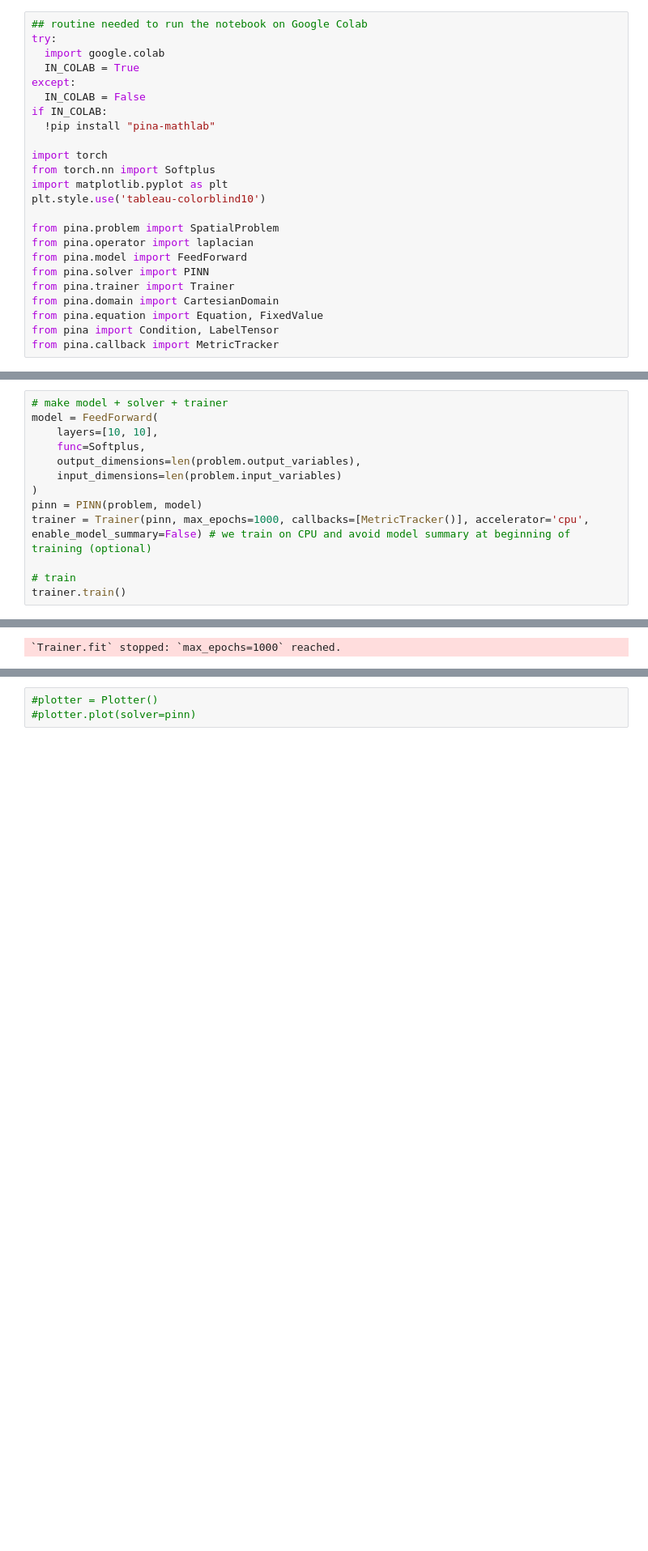
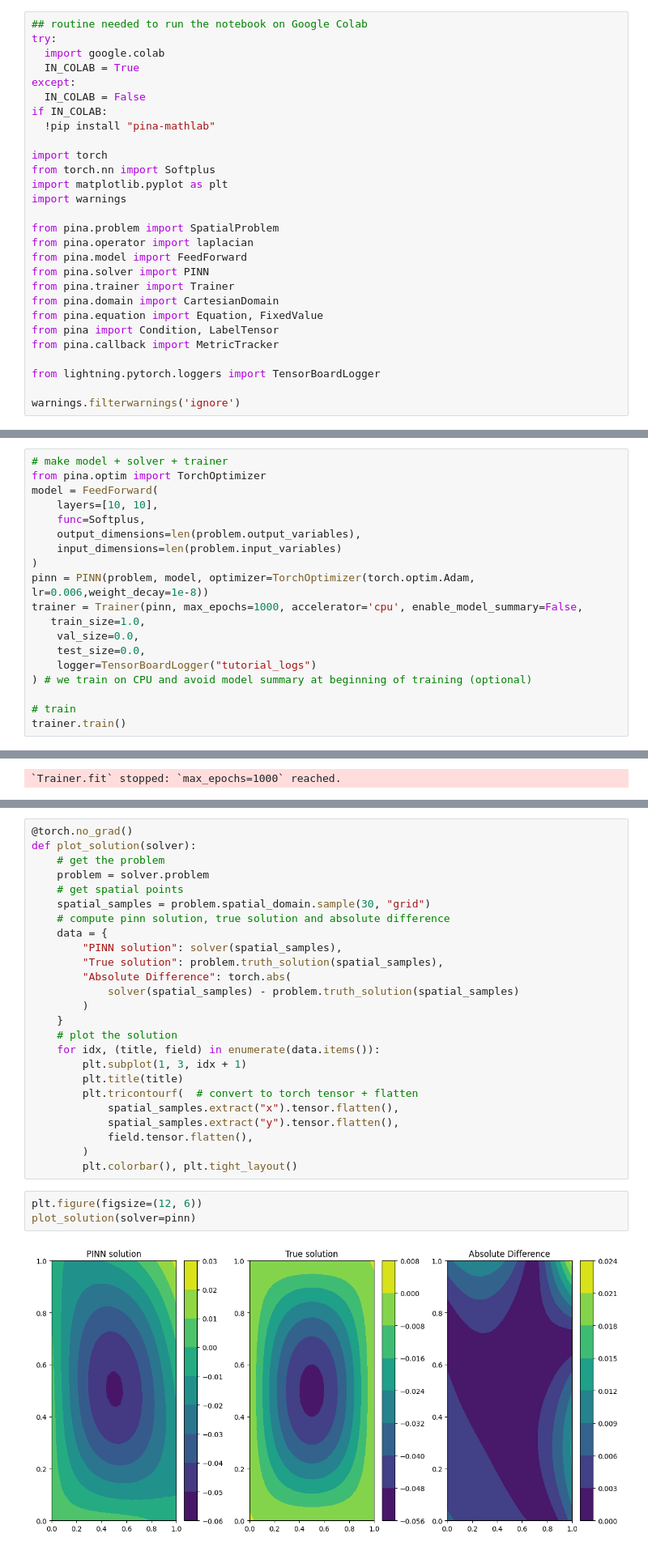
Before and after one commit to mathLab/PINA, a Jupyter notebook: tutorials/tutorial2/tutorial.ipynb, the cells around one changed output, grey strips where cells are left out. Shown: that part at 81% size. Cells and saved outputs as stored; diff of their text form; blank space fills up the shorter version.

Commit message:
Update tutorials 1 through 7

```diff
--- a/tutorials/tutorial2/tutorial.ipynb
+++ b/tutorials/tutorial2/tutorial.ipynb
@@ -19,7 +19,7 @@ if IN_COLAB:
 import torch
 from torch.nn import Softplus
 import matplotlib.pyplot as plt
-plt.style.use('tableau-colorblind10')
+import warnings
 
 from pina.problem import SpatialProblem
 from pina.operator import laplacian
@@ -30,6 +30,10 @@ from pina.domain import CartesianDomain
 from pina.equation import Equation, FixedValue
 from pina import Condition, LabelTensor
 from pina.callback import MetricTracker
+
+from lightning.pytorch.loggers import TensorBoardLogger
+
+warnings.filterwarnings('ignore')
 # %% [markdown]
 ## The problem definition
 # %% [markdown]
@@ -86,13 +90,19 @@ In this tutorial, the neural network is composed by two hidden layers of 10 neur
 # %%
 # make model + solver + trainer
+from pina.optim import TorchOptimizer
 model = FeedForward(
     layers=[10, 10],
     func=Softplus,
     output_dimensions=len(problem.output_variables),
     input_dimensions=len(problem.input_variables)
 )
-pinn = PINN(problem, model)
-trainer = Trainer(pinn, max_epochs=1000, callbacks=[MetricTracker()], accelerator='cpu', enable_model_summary=False) # we train on CPU and avoid model summary at beginning of training (optional)
+pinn = PINN(problem, model, optimizer=TorchOptimizer(torch.optim.Adam, lr=0.006,weight_decay=1e-8))
+trainer = Trainer(pinn, max_epochs=1000, accelerator='cpu', enable_model_summary=False,
+   train_size=1.0,
+    val_size=0.0,
+    test_size=0.0,
+    logger=TensorBoardLogger("tutorial_logs")
+) # we train on CPU and avoid model summary at beginning of training (optional)
 
 # train
 trainer.train()
@@ -106,7 +116,34 @@ Now the `Plotter` class is used to plot the results.
 The solution predicted by the neural network is plotted on the left, the exact one is represented at the center and on the right the error between the exact and the predicted solutions is showed.
 # %%
-#plotter = Plotter()
-#plotter.plot(solver=pinn)
+@torch.no_grad()
+def plot_solution(solver):
+    # get the problem
+    problem = solver.problem
+    # get spatial points
+    spatial_samples = problem.spatial_domain.sample(30, "grid")
+    # compute pinn solution, true solution and absolute difference
+    data = {
+        "PINN solution": solver(spatial_samples),
+        "True solution": problem.truth_solution(spatial_samples),
+        "Absolute Difference": torch.abs(
+            solver(spatial_samples) - problem.truth_solution(spatial_samples)
+        )
+    }
+    # plot the solution
+    for idx, (title, field) in enumerate(data.items()):
+        plt.subplot(1, 3, idx + 1)
+        plt.title(title)
+        plt.tricontourf(  # convert to torch tensor + flatten
+            spatial_samples.extract("x").tensor.flatten(),
+            spatial_samples.extract("y").tensor.flatten(),
+            field.tensor.flatten(),
+        )
+        plt.colorbar(), plt.tight_layout()
+# %%
+plt.figure(figsize=(12, 6))
+plot_solution(solver=pinn)
+# %% [output]
+[figure, added]
 # %% [markdown]
 ## Solving the problem with extra-features PINNs
 # %% [markdown]
```
Also changed, not shown: parts of 8 cells of this notebook, 13 other files.
